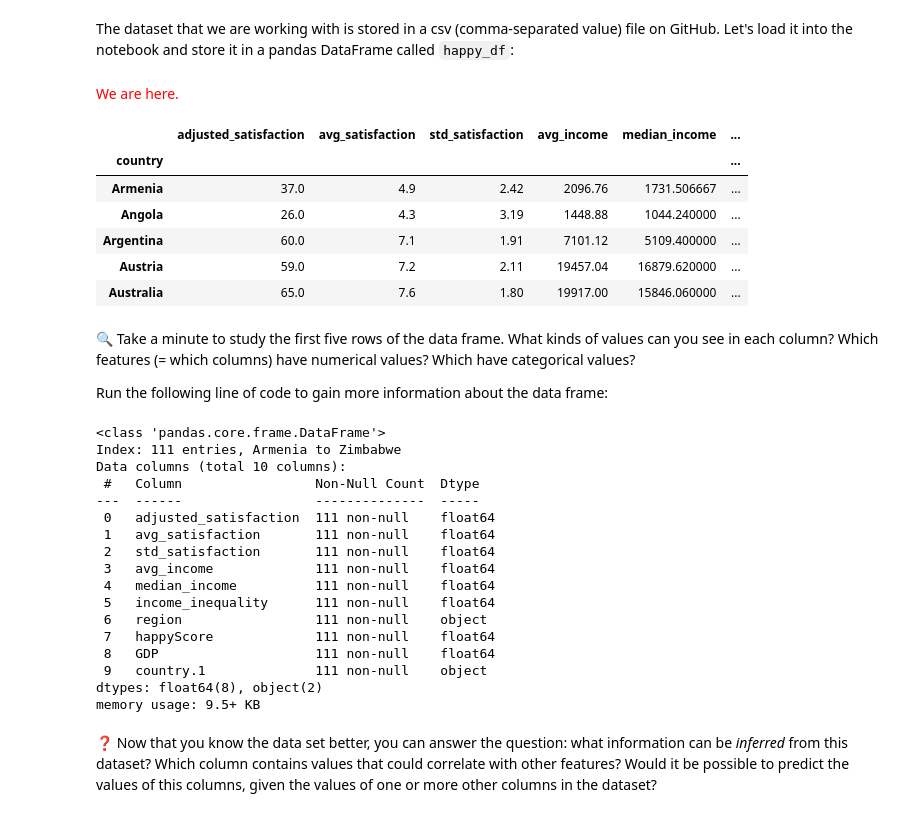
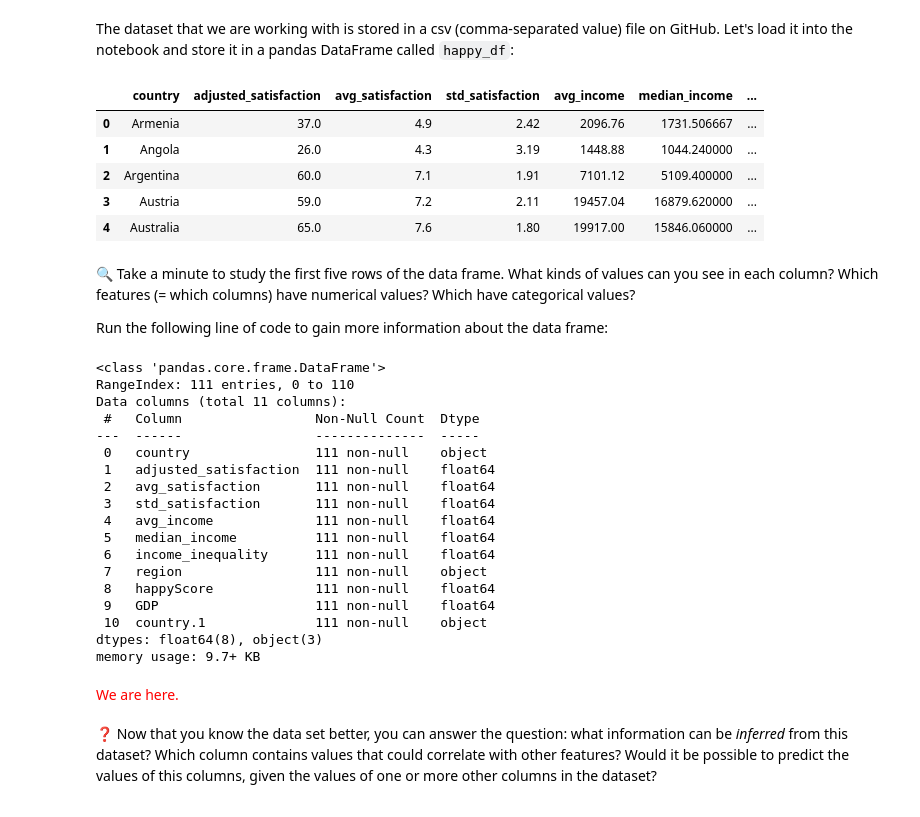
Before and after one commit to HERMES-DKZ/data_challenges_data_carpentries, a Jupyter notebook: data_carpentries/statistical_inference_data_visualization_for_humanities.ipynb, the cells around one changed output. Saved outputs shown, nothing was run; the diff lists cells and outputs as text; code cells hidden in the pictures.

Commit message:
adjust notebook to the income-happiness dataset

```diff
--- a/data_carpentries/statistical_inference_data_visualization_for_humanities.ipynb
+++ b/data_carpentries/statistical_inference_data_visualization_for_humanities.ipynb
@@ -111,54 +111,54 @@ Let us answer the above questions regarding our dataset by writing some code.
 ### Exploring the dataset
 # %% [markdown]
 The dataset that we are working with is stored in a csv (comma-separated value) file on GitHub. Let's load it into the notebook and store it in a pandas DataFrame called `happy_df`:
-# %% [markdown]
-<font color=red>
-We are here.
-</font>
 # %%
 import pandas as pd
 
 # path to the dataset:
-url= "./data/income_happiness_correlation.csv"
+url= "https://raw.githubusercontent.com/HERMES-DKZ/data_challenges_data_carpentries/main/data_carpentries/data_statistical_inference_data_visualization/income_happiness_correlation.csv"
 
 # loading the dataset and storing it in a pandas DataFrame:
 happy_df= pd.read_csv(url)
 
-# displaying the first five rows of the DataFrame:
+# displaying the first five rows of the data frame:
 happy_df.head()
 # %% [output]
-|  | adjusted_satisfaction | avg_satisfaction | std_satisfaction | avg_income | median_income | ... |
-| country |  |  |  |  |  | ... |
-| Armenia | 37.0 | 4.9 | 2.42 | 2096.76 | 1731.506667 | ... |
-| Angola | 26.0 | 4.3 | 3.19 | 1448.88 | 1044.240000 | ... |
-| Argentina | 60.0 | 7.1 | 1.91 | 7101.12 | 5109.400000 | ... |
-| Austria | 59.0 | 7.2 | 2.11 | 19457.04 | 16879.620000 | ... |
-| Australia | 65.0 | 7.6 | 1.80 | 19917.00 | 15846.060000 | ... |
+|  | country | adjusted_satisfaction | avg_satisfaction | std_satisfaction | avg_income | median_income | ... |
+| 0 | Armenia | 37.0 | 4.9 | 2.42 | 2096.76 | 1731.506667 | ... |
+| 1 | Angola | 26.0 | 4.3 | 3.19 | 1448.88 | 1044.240000 | ... |
+| 2 | Argentina | 60.0 | 7.1 | 1.91 | 7101.12 | 5109.400000 | ... |
+| 3 | Austria | 59.0 | 7.2 | 2.11 | 19457.04 | 16879.620000 | ... |
+| 4 | Australia | 65.0 | 7.6 | 1.80 | 19917.00 | 15846.060000 | ... |
 # %% [markdown]
 🔍 Take a minute to study the first five rows of the data frame. What kinds of values can you see in each column? Which features (= which columns) have numerical values? Which have categorical values?
 
 Run the following line of code to gain more information about the data frame:
 # %%
 # displaying information about housing_df:
-housing_df.info()
+happy_df.info()
 # %% [output]
 <class 'pandas.core.frame.DataFrame'>
-Index: 111 entries, Armenia to Zimbabwe
-Data columns (total 10 columns):
+RangeIndex: 111 entries, 0 to 110
+Data columns (total 11 columns):
  #   Column                 Non-Null Count  Dtype
 ---  ------                 --------------  -----
- 0   adjusted_satisfaction  111 non-null    float64
- 1   avg_satisfaction       111 non-null    float64
- 2   std_satisfaction       111 non-null    float64
- 3   avg_income             111 non-null    float64
- 4   median_income          111 non-null    float64
- 5   income_inequality      111 non-null    float64
- 6   region                 111 non-null    object
- 7   happyScore             111 non-null    float64
- 8   GDP                    111 non-null    float64
- 9   country.1              111 non-null    object
-dtypes: float64(8), object(2)
-memory usage: 9.5+ KB
+ 0   country                111 non-null    object
+ 1   adjusted_satisfaction  111 non-null    float64
+ 2   avg_satisfaction       111 non-null    float64
+ 3   std_satisfaction       111 non-null    float64
+ 4   avg_income             111 non-null    float64
+ 5   median_income          111 non-null    float64
+ 6   income_inequality      111 non-null    float64
+ 7   region                 111 non-null    object
+ 8   happyScore             111 non-null    float64
+ 9   GDP                    111 non-null    float64
+ 10  country.1              111 non-null    object
+dtypes: float64(8), object(3)
+memory usage: 9.7+ KB
+# %% [markdown]
+<font color=red>
+We are here.
+</font>
 # %% [markdown]
 ❓ Now that you know the data set better, you can answer the question: what information can be *inferred* from this dataset? Which column contains values that could correlate with other features? Would it be possible to predict the values of this columns, given the values of one or more other columns in the dataset?
 # %% [markdown]
```
